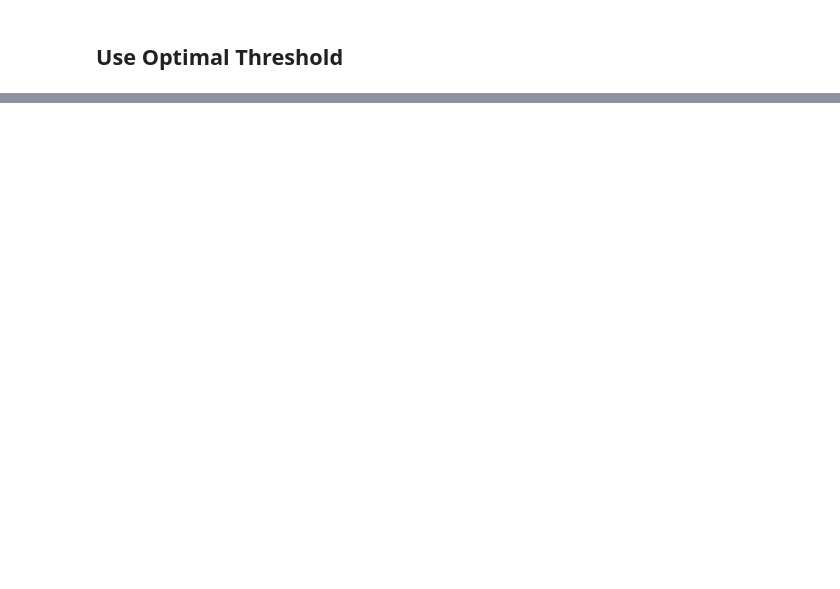
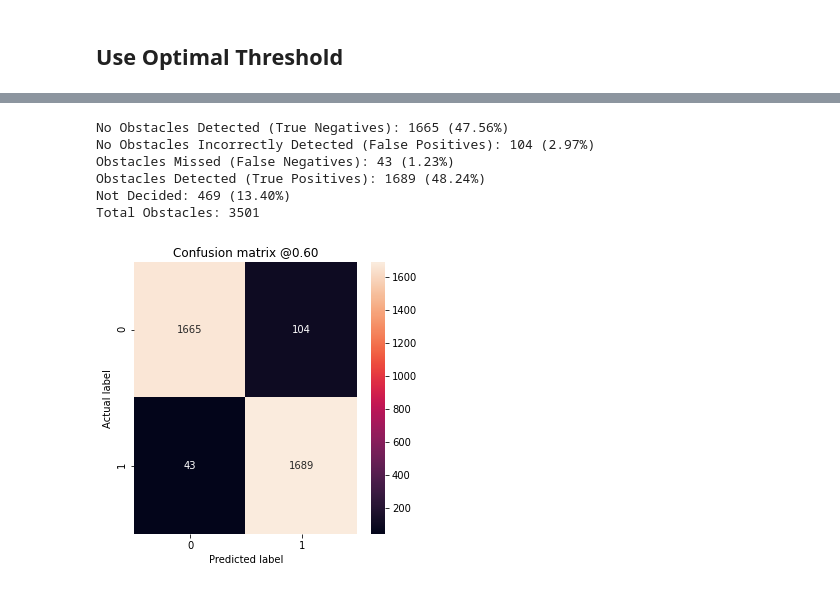
Before and after one commit to dnrevital/DL_utils, a Jupyter notebook: model_evaluation.ipynb, the cells around one changed output, grey strips where cells are left out. Saved outputs shown, nothing was run; the diff lists cells and outputs as text; code cells hidden in the pictures; blank space fills up the shorter version.

```diff
--- a/model_evaluation.ipynb
+++ b/model_evaluation.ipynb
@@ -338,0 +435,10 @@ plot_cm(labels, predictions, p=optimal_threshold)
+# %%
+consider_margins(labels, predictions, 0.10, 0.80, optimal_threshold)
+# %% [output]
+No Obstacles Detected (True Negatives): 1665 (47.56%)
+No Obstacles Incorrectly Detected (False Positives): 104 (2.97%)
+Obstacles Missed (False Negatives): 43 (1.23%)
+Obstacles Detected (True Positives): 1689 (48.24%)
+Not Decided: 469 (13.40%)
+Total Obstacles: 3501
+[figure, added]
```
Also changed, not shown: parts of 14 cells of this notebook.
